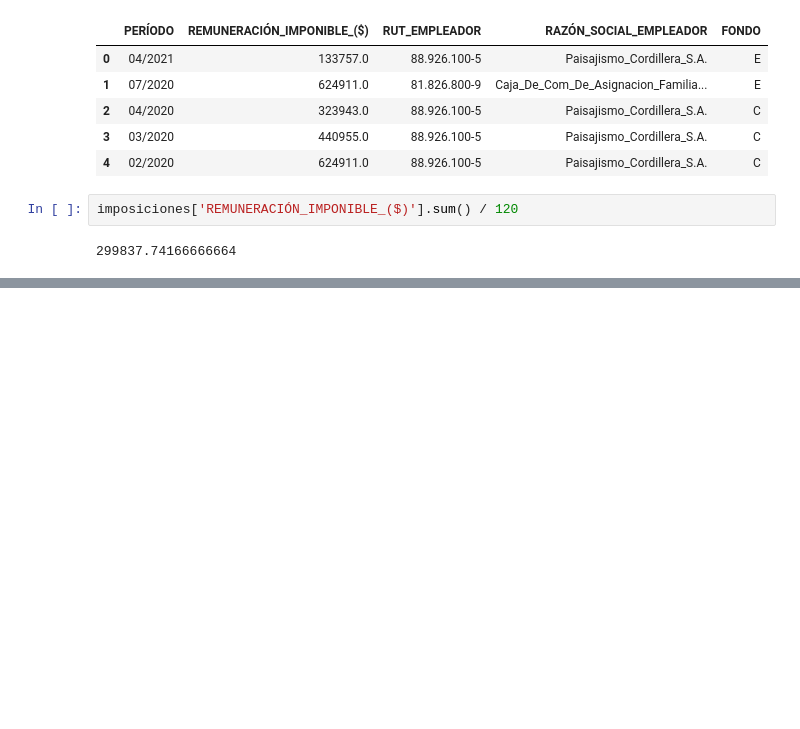
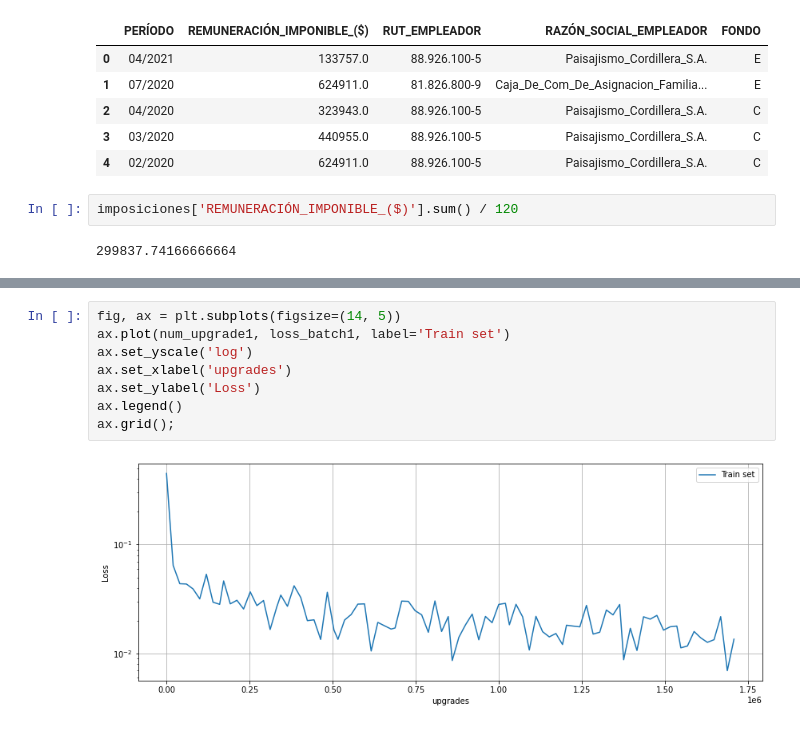
Before and after one commit to nachoacev/Internship-III-Flair, a Jupyter notebook: Encoder_Decoder_forecasting_of_CO2.ipynb, the cells around one changed output, grey strips where cells are left out. Cells and saved outputs as stored; diff of their text form; blank space fills up the shorter version.

```diff
--- a/Encoder_Decoder_forecasting_of_CO2.ipynb
+++ b/Encoder_Decoder_forecasting_of_CO2.ipynb
@@ -929,0 +834,10 @@ imposiciones['REMUNERACIÓN_IMPONIBLE_($)'].sum() / 120
+# %%
+fig, ax = plt.subplots(figsize=(14, 5))
+ax.plot(num_upgrade1, loss_batch1, label='Train set')
+ax.set_yscale('log')
+ax.set_xlabel('upgrades')
+ax.set_ylabel('Loss')
+ax.legend()
+ax.grid();
+# %% [output]
+[figure, added]
```
Also changed, not shown: parts of 62 cells of this notebook.
